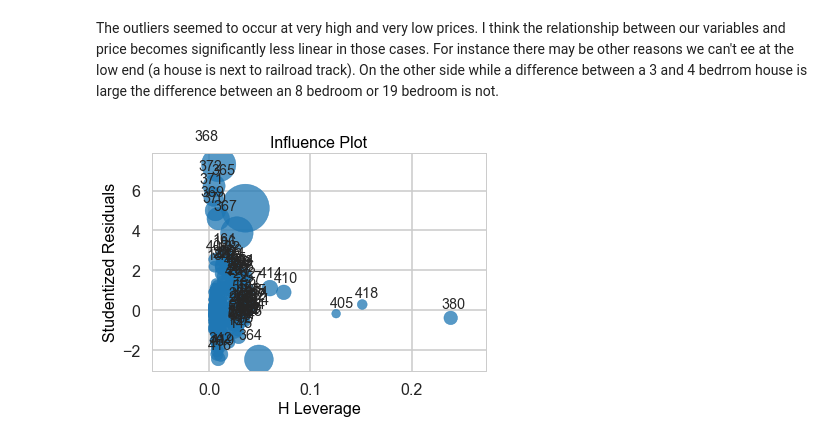
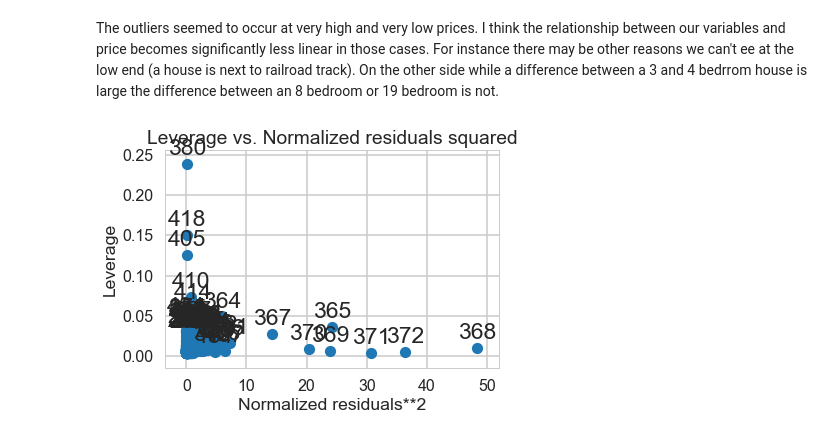
Before and after one commit to Zonk3/Springboard, a Jupyter notebook: Mini_Project_Linear_Regression.ipynb, the cells around one changed output. Cells and saved outputs as stored; diff of their text form; code cells hidden in the pictures.

```diff
--- a/Mini_Project_Linear_Regression.ipynb
+++ b/Mini_Project_Linear_Regression.ipynb
@@ -916,7 +900,7 @@ The residuals are skewed at the tails, especially at the upper end (or at least
 The outliers seemed to occur at very high and very low prices.  I think the relationship between our variables and price becomes significantly less linear in those cases.  For instance there may be other reasons we can't ee at the low end (a house is next to railroad track).  On the other side while a difference between a 3 and 4 bedrrom house is large the difference between an 8 bedroom or 19 bedroom is not.
 # %%
 #from statsmodels.graphics.regressionplots import *
-
-fig = sm.graphics.influence_plot(n)
+import statsmodels.api as sm
+fig = sm.graphics.plot_leverage_resid2(n)
 # %% [output]
-[figure, old version]
+[figure, new version]
```
Also changed, not shown: parts of 12 cells of this notebook.
